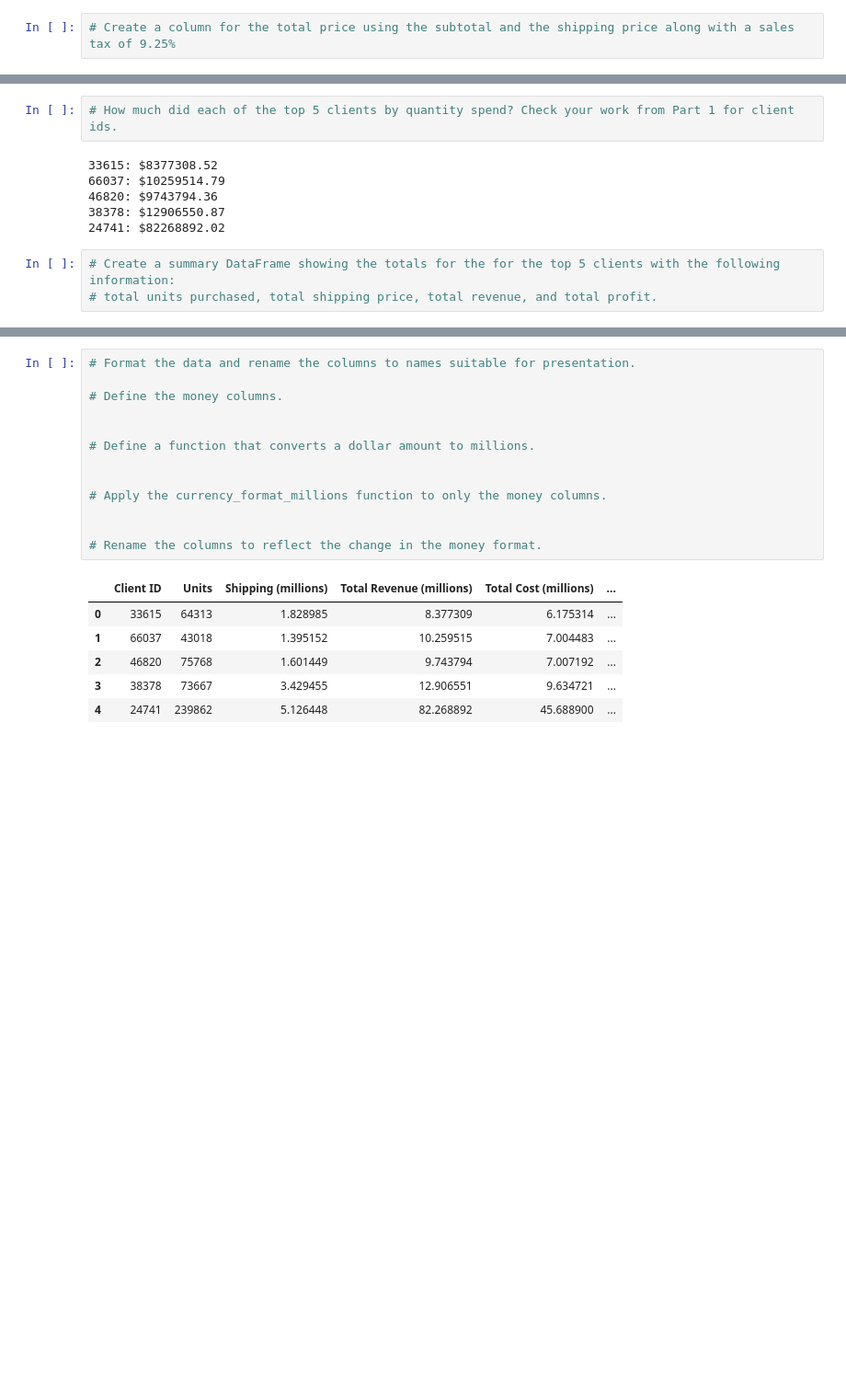
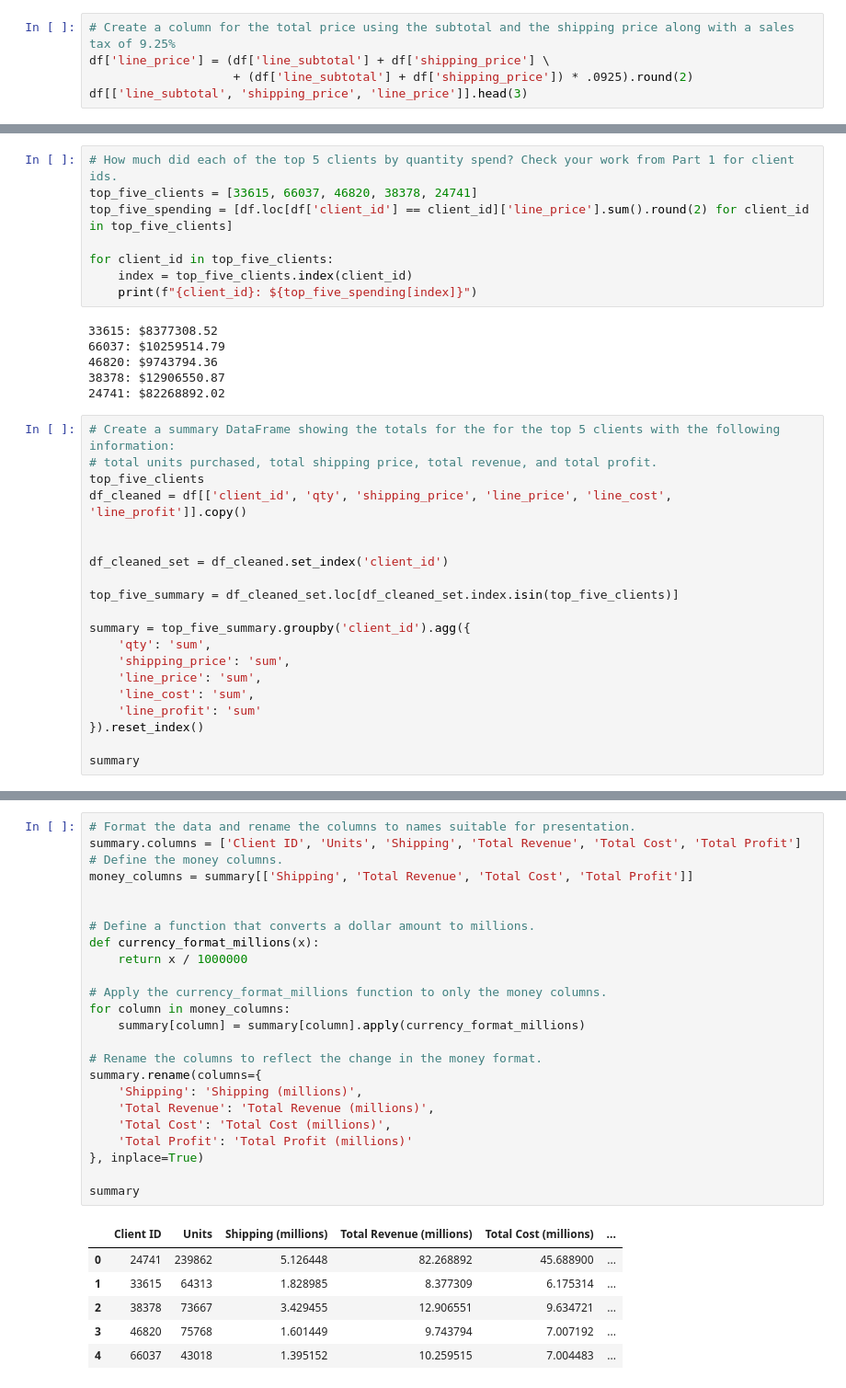
Before and after one commit to steven-frasica/pandas-challenge-1, a Jupyter notebook: wholesale_data_analysis_starter_code.ipynb, the cells around one changed output, grey strips where cells are left out. Shown: that part at 92% size. Drawn from its saved outputs; the diff is of its cells as text; blank space fills up the shorter version.

```diff
--- a/wholesale_data_analysis_starter_code.ipynb
+++ b/wholesale_data_analysis_starter_code.ipynb
@@ -206,5 +129,8 @@ df[['line_subtotal', 'shipping_price', 'line_price']].head(3)
 # %%
 # Create a column for the total price using the subtotal and the shipping price along with a sales tax of 9.25%
+df['line_price'] = (df['line_subtotal'] + df['shipping_price'] \
+                    + (df['line_subtotal'] + df['shipping_price']) * .0925).round(2)
+df[['line_subtotal', 'shipping_price', 'line_price']].head(3)
 # %% [output]
 |  | line_subtotal | shipping_price | line_price |
 | 0 | 115164.00 | 5512.50 | 131839.08 |
@@ -270,6 +185,12 @@ Order 6128929 total: $923441.25
 Use the new columns with confirmed values to find the following information.
 # %%
 # How much did each of the top 5 clients by quantity spend? Check your work from Part 1 for client ids.
+top_five_clients = [33615, 66037, 46820, 38378, 24741]
+top_five_spending = [df.loc[df['client_id'] == client_id]['line_price'].sum().round(2) for client_id in top_five_clients]
+
+for client_id in top_five_clients:
+    index = top_five_clients.index(client_id)
+    print(f"{client_id}: ${top_five_spending[index]}")
 # %% [output]
 33615: $8377308.52
 66037: $10259514.79
@@ -279,5 +200,22 @@ Use the new columns with confirmed values to find the following information.
 # %%
 # Create a summary DataFrame showing the totals for the for the top 5 clients with the following information:
 # total units purchased, total shipping price, total revenue, and total profit.
+top_five_clients
+df_cleaned = df[['client_id', 'qty', 'shipping_price', 'line_price', 'line_cost', 'line_profit']].copy()
+
+
+df_cleaned_set = df_cleaned.set_index('client_id')
+
+top_five_summary = df_cleaned_set.loc[df_cleaned_set.index.isin(top_five_clients)]
+
+summary = top_five_summary.groupby('client_id').agg({
+    'qty': 'sum',
+    'shipping_price': 'sum',
+    'line_price': 'sum',
+    'line_cost': 'sum',
+    'line_profit': 'sum'
+}).reset_index()
+
+summary
 # %% [output]
 |  | client_id | qty | shipping_price | line_price | line_cost | line_profit |
@@ -289,22 +227,33 @@ Use the new columns with confirmed values to find the following information.
 # %%
 # Format the data and rename the columns to names suitable for presentation.
-
+summary.columns = ['Client ID', 'Units', 'Shipping', 'Total Revenue', 'Total Cost', 'Total Profit']
 # Define the money columns.
+money_columns = summary[['Shipping', 'Total Revenue', 'Total Cost', 'Total Profit']]
 
 
 # Define a function that converts a dollar amount to millions.
-
+def currency_format_millions(x):
+    return x / 1000000
 
 # Apply the currency_format_millions function to only the money columns.
-
+for column in money_columns:
+    summary[column] = summary[column].apply(currency_format_millions)
 
 # Rename the columns to reflect the change in the money format.
+summary.rename(columns={
+    'Shipping': 'Shipping (millions)',
+    'Total Revenue': 'Total Revenue (millions)',
+    'Total Cost': 'Total Cost (millions)',
+    'Total Profit': 'Total Profit (millions)'
+}, inplace=True)
+
+summary
 # %% [output]
 |  | Client ID | Units | Shipping (millions) | Total Revenue (millions) | Total Cost (millions) | ... |
-| 0 | 33615 | 64313 | 1.828985 | 8.377309 | 6.175314 | ... |
-| 1 | 66037 | 43018 | 1.395152 | 10.259515 | 7.004483 | ... |
-| 2 | 46820 | 75768 | 1.601449 | 9.743794 | 7.007192 | ... |
-| 3 | 38378 | 73667 | 3.429455 | 12.906551 | 9.634721 | ... |
-| 4 | 24741 | 239862 | 5.126448 | 82.268892 | 45.688900 | ... |
+| 0 | 24741 | 239862 | 5.126448 | 82.268892 | 45.688900 | ... |
+| 1 | 33615 | 64313 | 1.828985 | 8.377309 | 6.175314 | ... |
+| 2 | 38378 | 73667 | 3.429455 | 12.906551 | 9.634721 | ... |
+| 3 | 46820 | 75768 | 1.601449 | 9.743794 | 7.007192 | ... |
+| 4 | 66037 | 43018 | 1.395152 | 10.259515 | 7.004483 | ... |
 # %%
 # Sort the updated data by "Total Profit (millions)" form highest to lowest and assign the sort to a new DatFrame.
```
Also changed, not shown: parts of 27 cells of this notebook.
